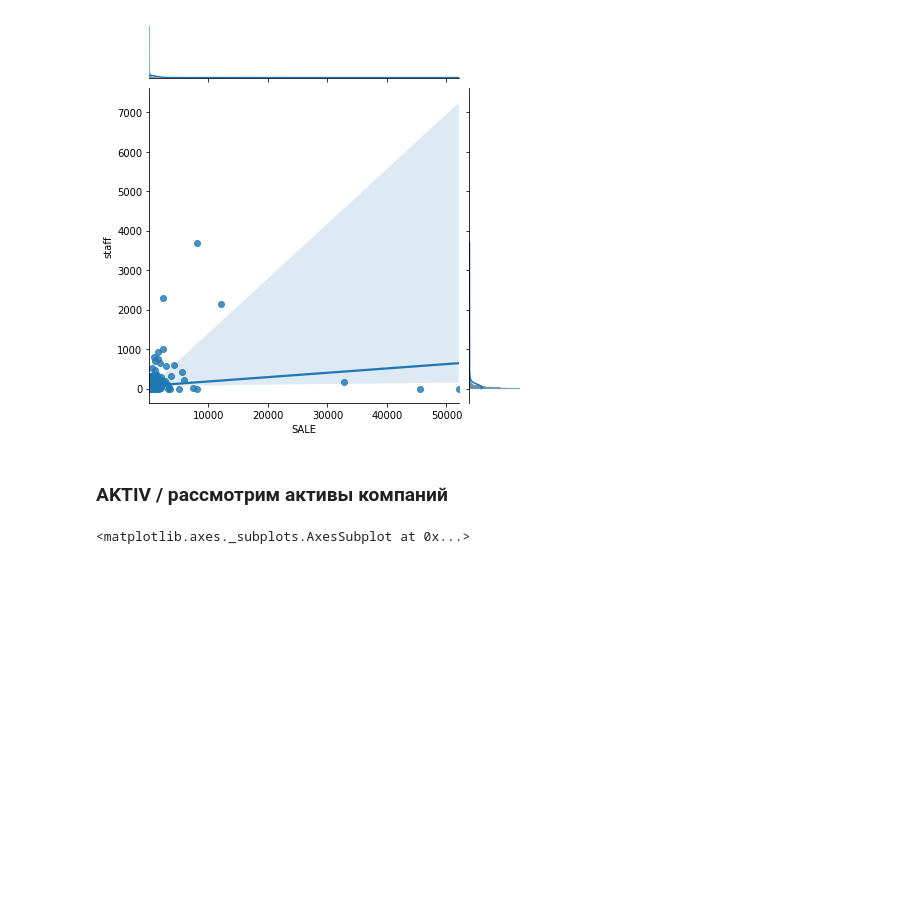
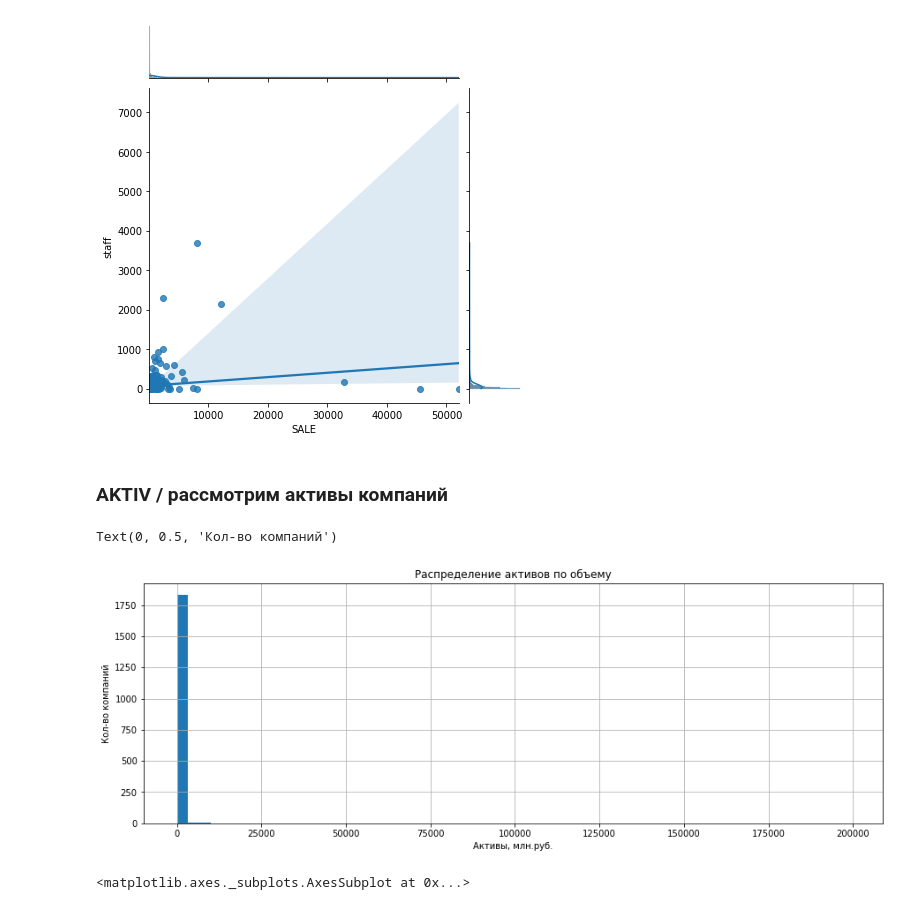
Before and after one commit to Alex478/Project_find_values, a Jupyter notebook: project_find_values.ipynb, the cells around one changed output. Drawn from its saved outputs; the diff is of its cells as text; code cells hidden in the pictures; blank space fills up the shorter version.

```diff
--- a/project_find_values.ipynb
+++ b/project_find_values.ipynb
@@ -497,6 +506,16 @@ sns.jointplot(x='SALE', y='staff', data=data_1, kind='reg');
 [figure]
 # %% [markdown]
 ### AKTIV / рассмотрим активы компаний
+# %%
+# распределение активов компаний
+akt_1 = data_1.AKTIV.hist(bins= 60, figsize=[15, 5]) # более 1750 компаний имеют выручку менее 5 000 млн.руб.
+#akt_1.set_xlim(0, 50000)
+akt_1.set_title('Распределение активов по объему')
+akt_1.set_xlabel('Активы, млн.руб.')
+akt_1.set_ylabel('Кол-во компаний')
+# %% [output]
+Text(0, 0.5, 'Кол-во компаний')
+[figure, added]
 # %%
 # график распределения активов компаний
 data_1.AKTIV.plot()
```
Also changed, not shown: parts of 21 cells of this notebook.
